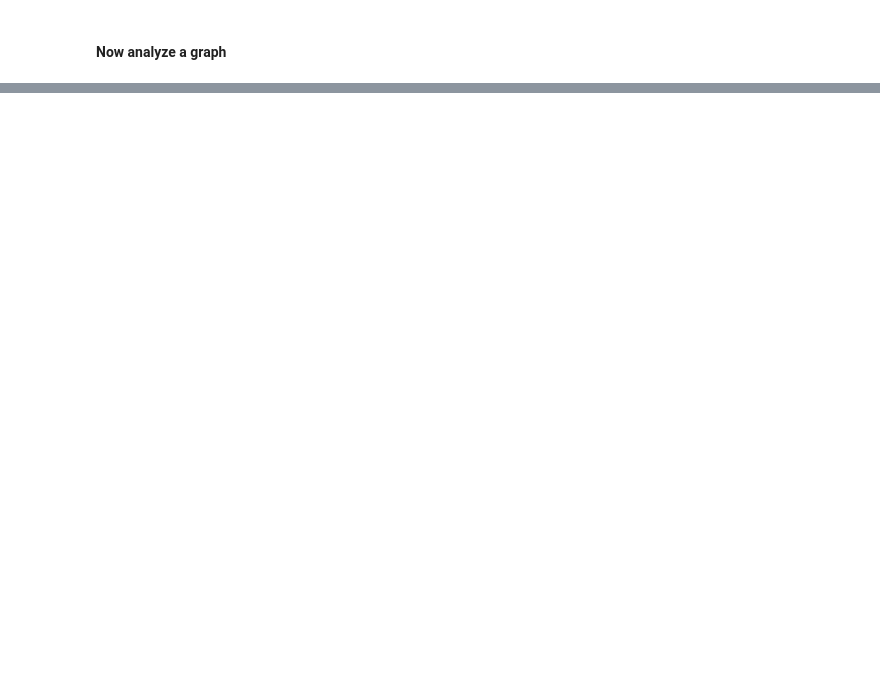
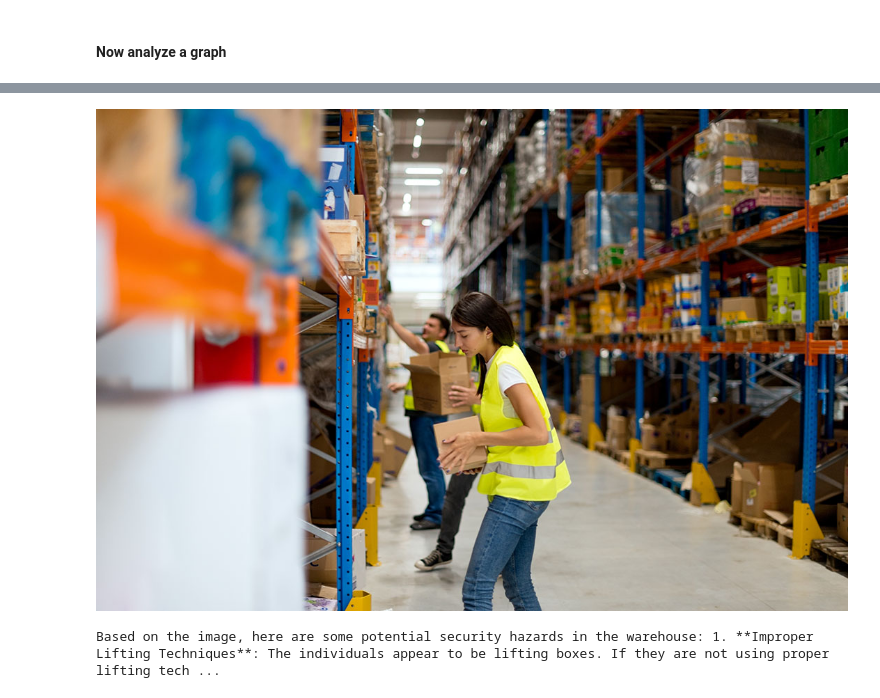
Before and after one commit to denisa-ms/azure-openai-code-samples, a Jupyter notebook: GPT4o/Use GPT4o with images.ipynb, the cells around one changed output, grey strips where cells are left out. Saved outputs shown, nothing was run; the diff lists cells and outputs as text; code cells hidden in the pictures; blank space fills up the shorter version.

```diff
--- a/GPT4o/Use GPT4o with images.ipynb
+++ b/GPT4o/Use GPT4o with images.ipynb
@@ -142,0 +110,9 @@ The year 2013 had the least number of Major Hurricanes, with none recorded.
+# %%
+IMAGE_PATH = "./data/hazard1.jpeg"
+base64_image = encode_image(IMAGE_PATH)
+display(Image(IMAGE_PATH))
+result = ask_question(base64_image, "Do you see any security hazards in this image?")
+display(HTML(result))
+# %% [output]
+[figure, added]
+Based on the image, here are some potential security hazards in the warehouse: 1. **Improper Lifting Techniques**: The individuals appear to be lifting boxes. If they are not using proper lifting tech ...
```
Also changed, not shown: parts of 18 cells of this notebook, 33 other files.
